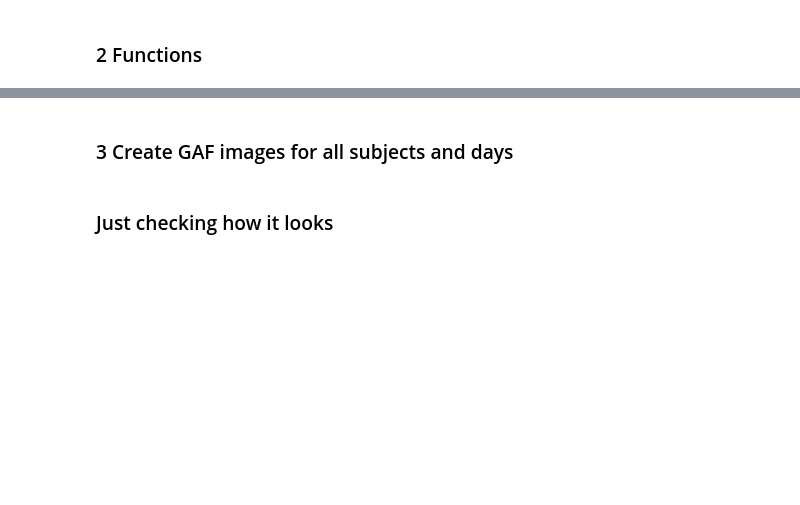
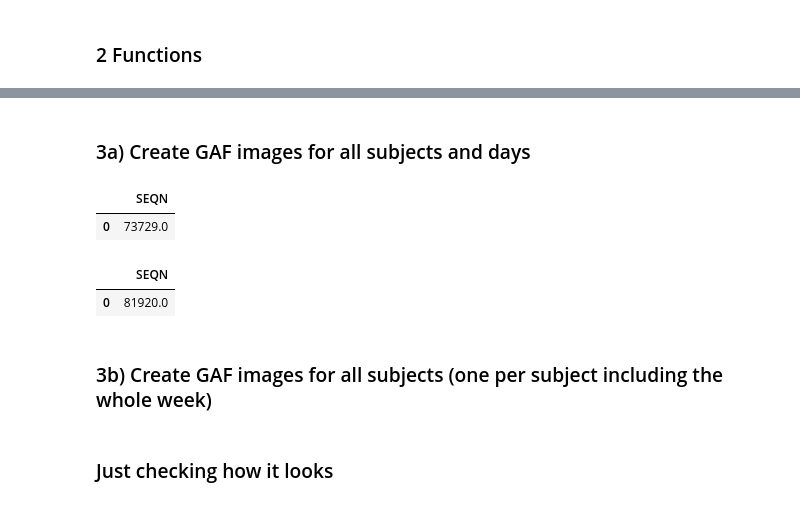
Before and after one commit to horacio-trigo/deep_accelerometer, a Jupyter notebook: AccNet24/Create_GAF_images.ipynb, the cells around one changed output, grey strips where cells are left out. Cells and saved outputs as stored; diff of their text form; code cells hidden in the pictures; blank space fills up the shorter version.

```diff
--- a/AccNet24/Create_GAF_images.ipynb
+++ b/AccNet24/Create_GAF_images.ipynb
@@ -59,6 +124,6 @@ def save_gaf_to_jpg(gaf, title):
     plt.close()
 # %% [markdown]
-### 3 Create GAF images for all subjects and days
+### 3a) Create GAF images for all subjects and days
 # %%
 nof_subjects = physical_activity.shape[0] # 7537 subjects
 nof_days = physical_activity.shape[1] # 7 days
@@ -87,0 +146,12 @@ for seqn in test_ids['SEQN'].head(1):
+# %%
+train_ids.head(1)
+# %% [output]
+|  | SEQN |
+| 0 | 73729.0 |
+# %%
+test_ids.head(1)
+# %% [output]
+|  | SEQN |
+| 0 | 81920.0 |
+# %% [markdown]
+### 3b) Create GAF images for all subjects (one per subject including the whole week)
```
Also changed, not shown: parts of 18 cells of this notebook, 3 other files.
